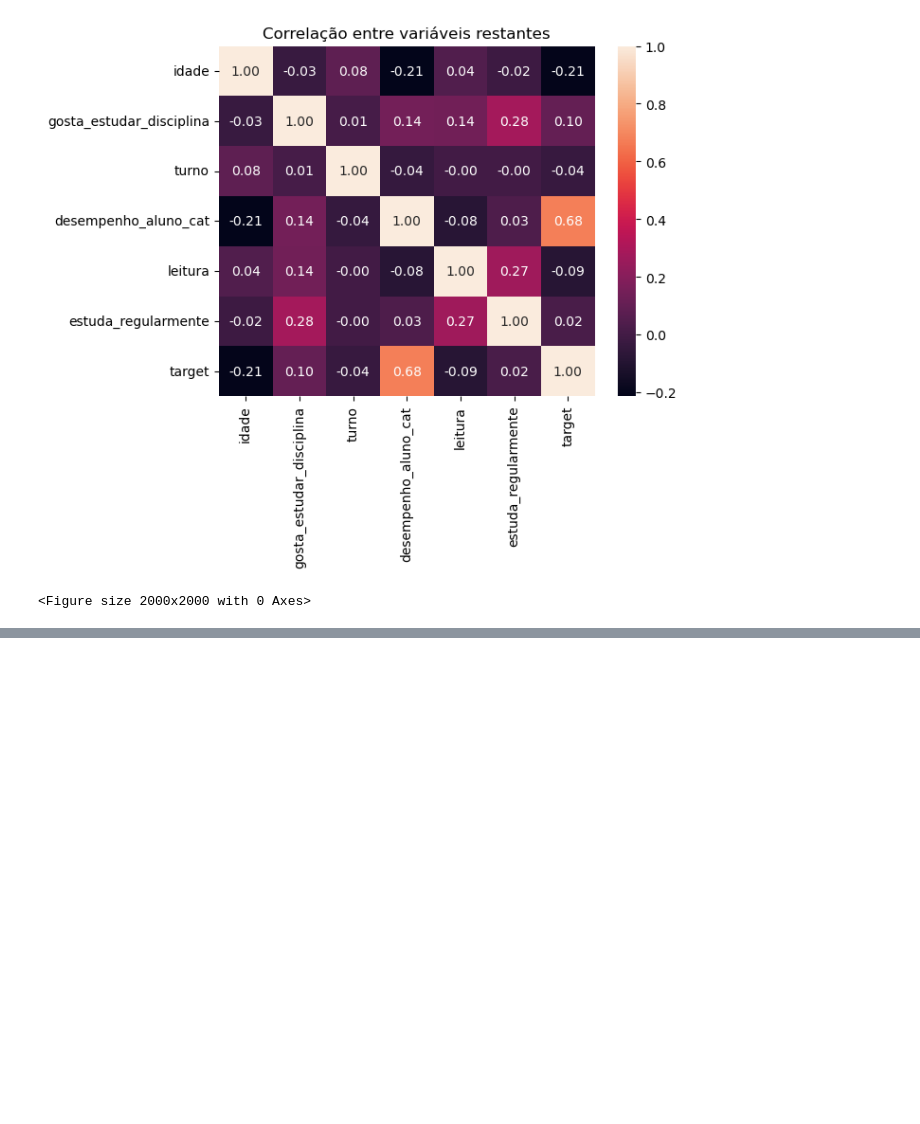
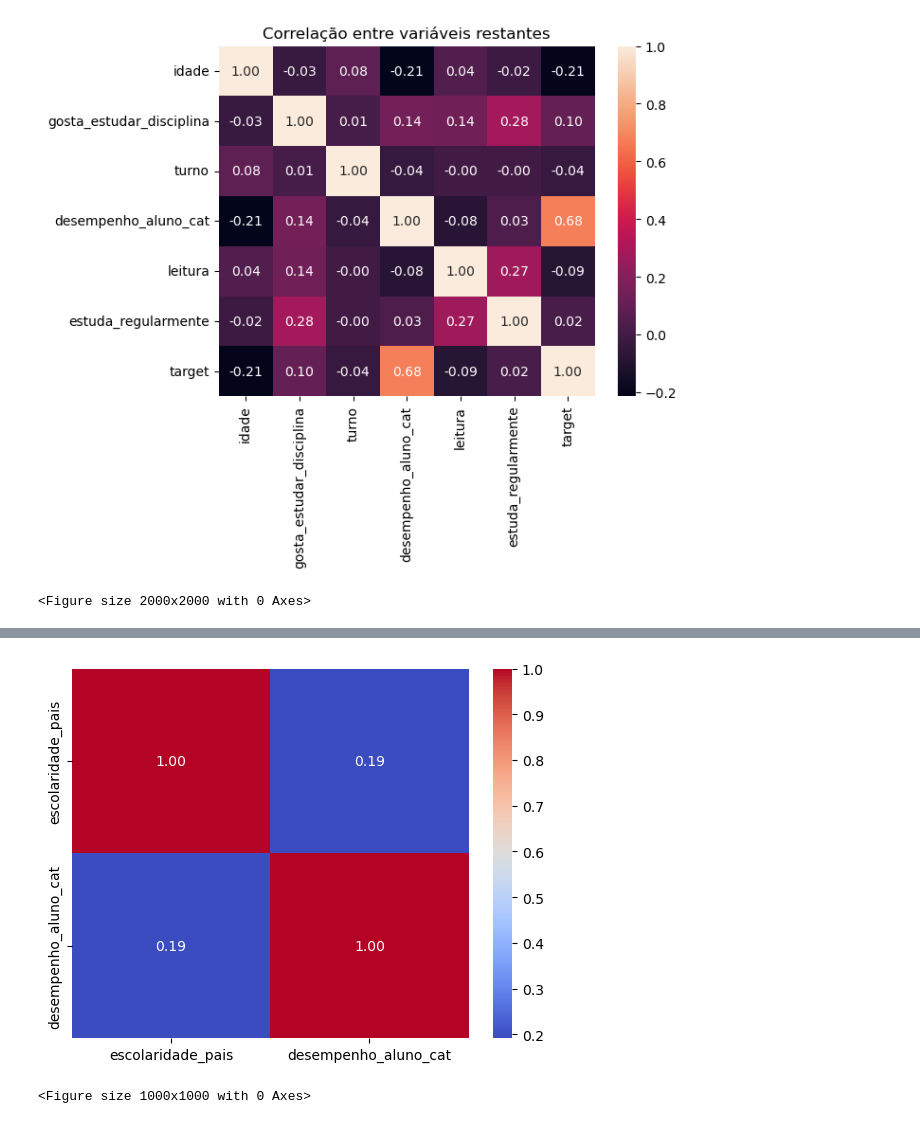
Before and after one commit to JamboTechUFPB/SAEB_Classificador, a Jupyter notebook: treatment_analysis/analysis-FE.ipynb, the cells around one changed output, grey strips where cells are left out. Saved outputs shown, nothing was run; the diff lists cells and outputs as text; code cells hidden in the pictures; blank space fills up the shorter version.

```diff
--- a/treatment_analysis/analysis-FE.ipynb
+++ b/treatment_analysis/analysis-FE.ipynb
@@ -179,0 +210,12 @@ Index(['idade', 'gosta_estudar_disciplina', 'turno', 'desempenho_aluno_cat',
+# %%
+# colunas de escolaridade_mae e escolaridade_mae
+
+columns_oi = [col for col in df.columns if 'escolaridade_mae' in col or 'escolaridade_pai' in col] + ['desempenho_aluno_cat']
+
+corr = df[columns_oi].corr()
+sns.heatmap(corr, annot=True, cmap='coolwarm', fmt=".2f")
+plt.figure(figsize=(10, 10))
+plt.show()
+# %% [output]
+[figure, added]
+<Figure size 1000x1000 with 0 Axes>
```
Also changed, not shown: parts of 10 cells of this notebook, 2 other files.
